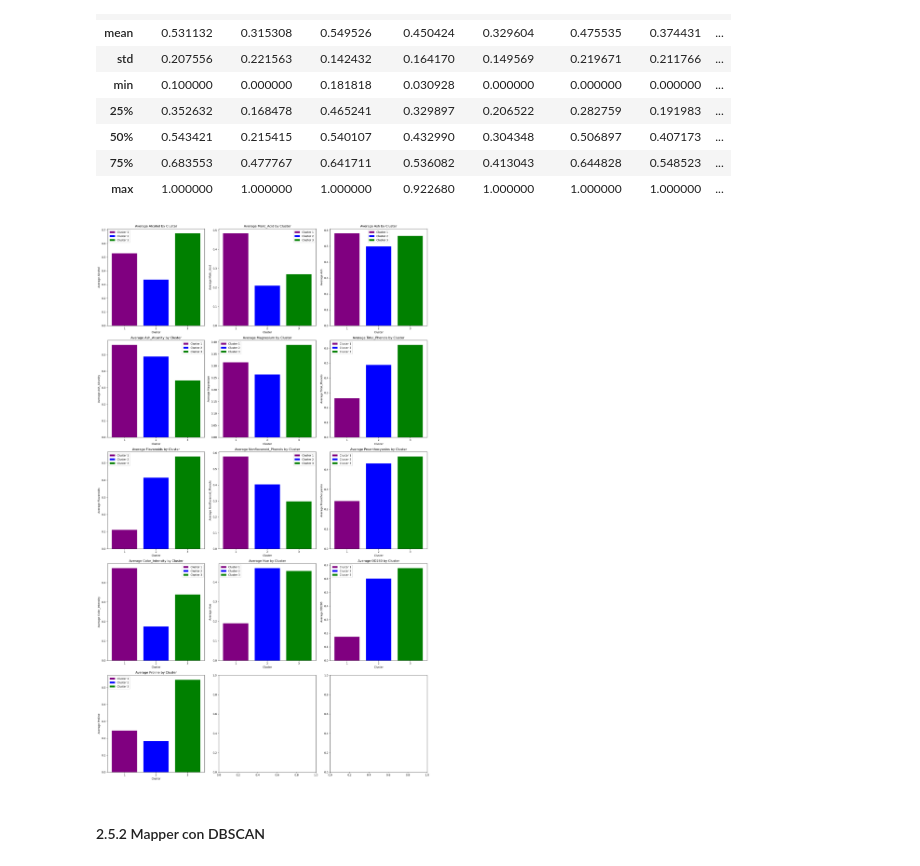
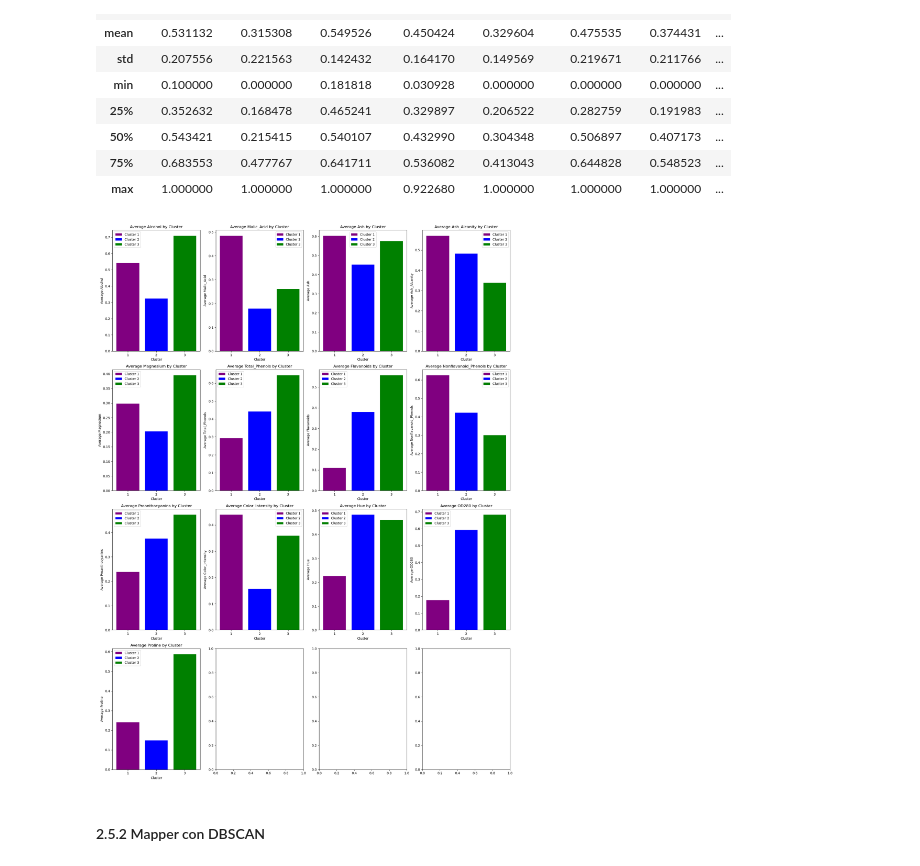
Before and after one commit to PameRuiz25/Topologia, a Jupyter notebook: ExamenPractico.ipynb, the cells around one changed output. Drawn from its saved outputs; the diff is of its cells as text; code cells hidden in the pictures.

```diff
--- a/ExamenPractico.ipynb
+++ b/ExamenPractico.ipynb
@@ -944,48 +960,48 @@ clusters = all_data['cluster'].unique()
 
 # Get the number of columns for subplots
 num_columns = len(all_data.columns) - 1  # Excluding 'cluster' column
-num_rows = -(-num_columns // 3)  # Ceiling division to get the number of rows needed
+num_rows = -(-num_columns // 4)  # Ceiling division to get the number of rows needed
 
 # colors
 cluster_colors = {'Cluster 1': 'purple', 'Cluster 2': 'blue', 'Cluster 3': 'green'}
 
 # Create subplots
-fig, axes = plt.subplots(num_rows, 3, figsize=(18, 6*num_rows))
+fig, axes = plt.subplots(num_rows, 4, figsize=(18, 6*num_rows))
 
 # Flatten axes if only one row
 if num_rows == 1:
     axes = [axes]
 
 # Iterate over each column (excluding 'cluster') and create separate bar plots for each
 for idx, column in enumerate(all_data.columns):
     if column != 'cluster':
         # Calculate subplot position
-        row_idx = idx // 3
-        col_idx = idx % 3
+        row_idx = idx // 4
+        col_idx = idx % 4
 
         # Iterate over each cluster
         for cluster in clusters:
             # Filter data for the current cluster
             cluster_data = all_data[all_data['cluster'] == cluster]
 
             # Calculate the average value of the current column within the cluster
             avg_value = cluster_data[column].mean()
 
             # Plot the average value for the current cluster
             axes[row_idx][col_idx].bar(cluster, avg_value, label=f'Cluster {cluster}', color=cluster_colors[f'Cluster {cluster}'])
 
         # Add labels and title for the subplot
         axes[row_idx][col_idx].set_xlabel('Cluster')
         axes[row_idx][col_idx].set_ylabel('Average ' + column)
         axes[row_idx][col_idx].set_title(f'Average {column} by Cluster')
         axes[row_idx][col_idx].legend()
 
 # Adjust layout
 plt.tight_layout()
 # Show plots
 plt.show()
 # %% [output]
-[figure, old version]
+[figure, new version]
 # %% [markdown]
 #### 2.5.2 Mapper con DBSCAN
 # %%
```
Also changed, not shown: parts of 13 cells of this notebook, 3 other files.
